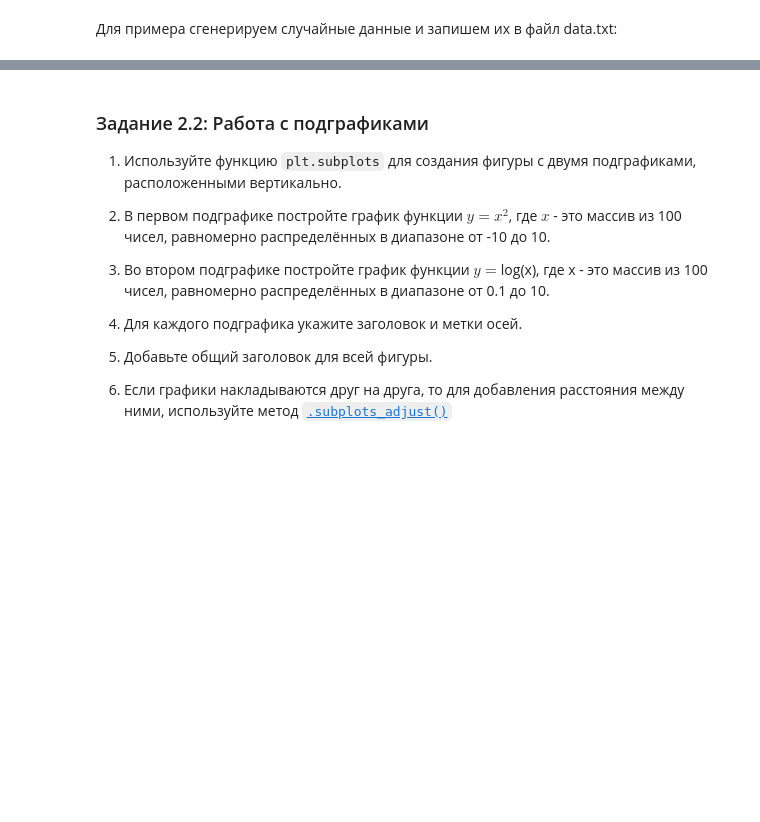
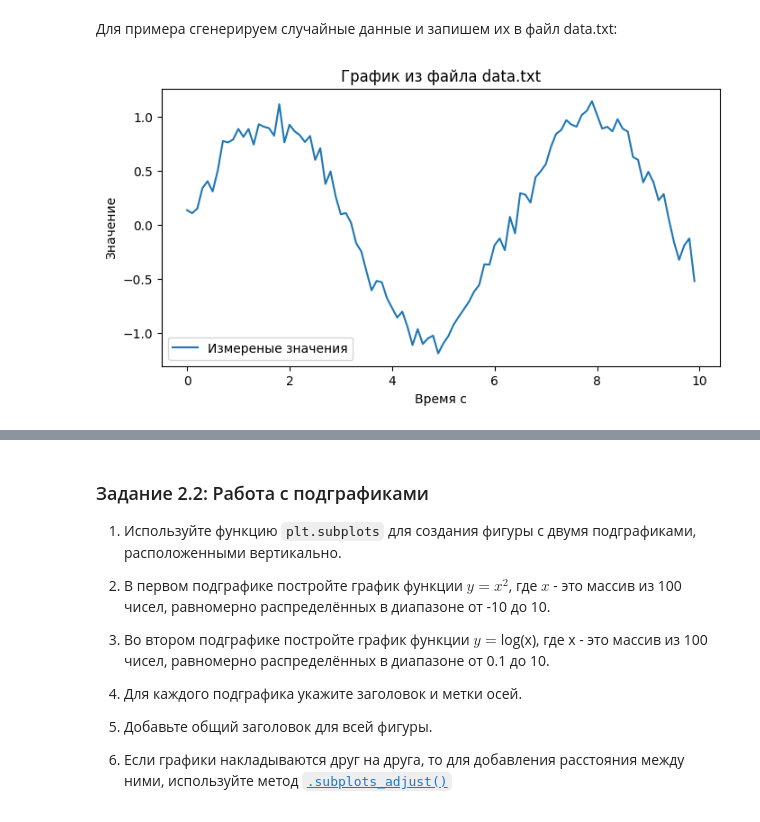
Before and after one commit to fruct49/ml_practice, a Jupyter notebook: "Практическая_работа_№3_Matplotlib_Plotly_ipynb".ipynb, the cells around one changed output, grey strips where cells are left out. Cells and saved outputs as stored; diff of their text form; code cells hidden in the pictures; blank space fills up the shorter version.

```diff
--- a/"Практическая_работа_№3_Matplotlib_Plotly_ipynb".ipynb
+++ b/"Практическая_работа_№3_Matplotlib_Plotly_ipynb".ipynb
@@ -155,3 +232,19 @@ np.savetxt('data.txt', data, delimiter=' ')
+# %%
+import numpy as np
+import matplotlib.pyplot as plt
+
+loaded_data = np.loadtxt('data.txt')
+t_data, v_data = loaded_data[:, 0], loaded_data[:, 1]
+
+plt.figure(figsize=(8, 4))
+plt.plot(t_data, v_data, label='Измереные значения')
+plt.xlabel('Время с')
+plt.ylabel('Значение')
+plt.title('График из файла data.txt')
+plt.legend()
+plt.show()
+# %% [output]
+[figure, added]
 # %% [markdown]
 ![image.png](embedded-picture-1)
 # %% [markdown]
```
Also changed, not shown: parts of 23 cells of this notebook.
